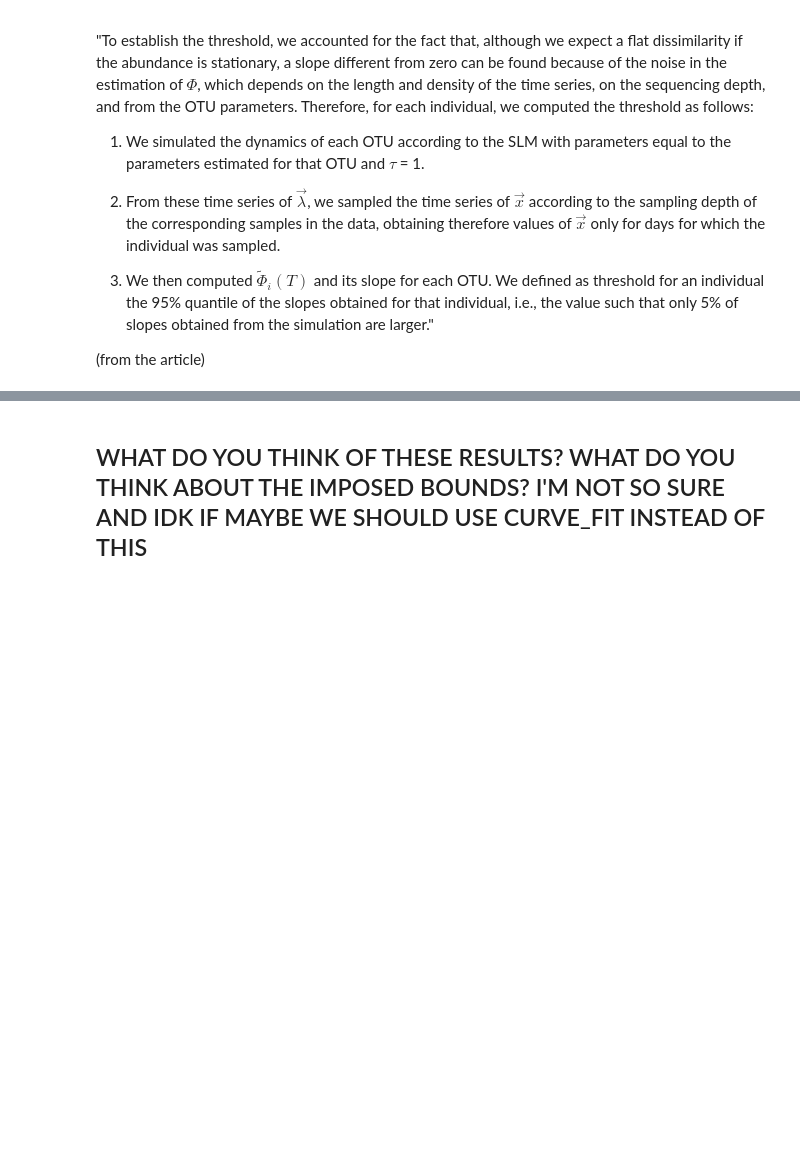
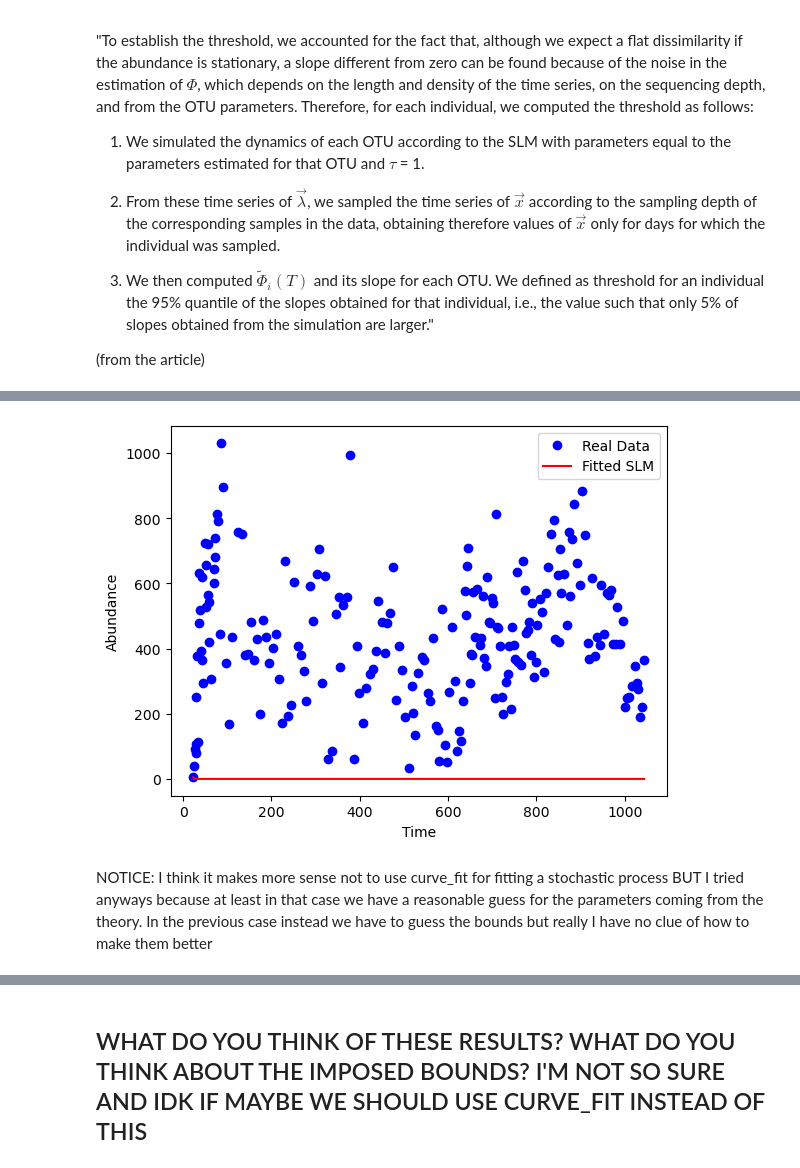
Before and after one commit to miriamzara/LCPA_project, a Jupyter notebook: LogisticModel.ipynb, the cells around one changed output, grey strips where cells are left out. Cells and saved outputs as stored; diff of their text form; code cells hidden in the pictures; blank space fills up the shorter version.

```diff
--- a/LogisticModel.ipynb
+++ b/LogisticModel.ipynb
@@ -268,0 +245,9 @@ Estimated sigma: 0.06166395308275554
+# %%
+# Let's now fit this SLM simulation to our empirical time series
+# NOTICE: we have to fit ABUNDANCIES not dissimilarity!!
+# Let's get the data cleaning it from the columns that do not correspond to species names or abundancies
+mice_ab = []
+for mouse_num in range(len(mi.mice_df)):
+    columns = mi.mice_df[mouse_num].columns
+    mice_ab.append(mi.mice_df[mouse_num].drop(columns = ['Unnamed: 0', 'median_counts', 'mean_counts']))
+print(mice_ab[0])
@@ -268,0 +288,62 @@ Estimated sigma: 0.06166395308275554
+# %%
+import numpy as np
+import scipy.optimize as opt
+import matplotlib.pyplot as plt
+
+# Load the first mouse's data
+df = mice_ab[0]
+species = df['species']
+time_series = np.asarray(df.iloc[0][10:])  # Extract the first species' time series
+days = np.asarray(df.columns[10:], dtype=int)  # Get measurement days
+dt = np.diff(days)  # Compute time intervals
+
+# Objective function for optimization
+def objective(params, time_series, dt):
+    K, sigma, tau = params
+    simulated_data = simulate_SLM(
+        ab0=time_series[0], K=K, sigma=sigma, tau=tau, steps=len(time_series)-1, dt=dt
+    )
+
+    if np.isnan(simulated_data).any():  # Check for NaN values
+        return np.inf  # Return a large penalty value
+
+    return np.sum((simulated_data - time_series)**2)  # Minimize MSE
+
+# Define parameter bounds
+bounds_K = (1, 1e3)  # Carrying capacity
+bounds_sigma = (1e-4, time_series.std())  # Stochasticity bounds
+bounds_tau = (0.5, 1.5)  # Timescale parameter
+bounds = [bounds_K, bounds_sigma, bounds_tau]
+
+# Step 1: Use Differential Evolution for Global Search
+result = opt.differential_evolution(objective, bounds, args=(time_series, dt), strategy='best1bin')
+
+K_opt, sigma_opt, tau_opt = result.x
+print("\nAfter Differential Evolution:")
+print(f"Estimated K: {K_opt}")
+print(f"Estimated sigma: {sigma_opt}")
+print(f"Estimated tau: {tau_opt}")
+
+# Step 2: Use L-BFGS-B for Local Refinement
+result_refined = opt.minimize(objective, [K_opt, sigma_opt, tau_opt], args=(time_series, dt),
+                              method='L-BFGS-B', bounds=bounds)
+
+K_opt, sigma_opt, tau_opt = result_refined.x
+print("\nAfter L-BFGS-B Refinement:")
+print(f"Refined K: {K_opt}")
+print(f"Refined sigma: {sigma_opt}")
+print(f"Refined tau: {tau_opt}")
+
+# Simulate data using refined parameters
+fitted_data = simulate_SLM(
+    ab0=time_series[0], K=K_opt, sigma=sigma_opt, tau=tau_opt, steps=len(time_series)-1, dt=dt
+)
+
+# Plot real vs fitted data
+plt.plot(days, time_series, 'bo', label="Real Data")
+plt.plot(days, fitted_data, 'r-', label="Fitted SLM")
+plt.xlabel("Time")
+plt.ylabel("Abundance")
+plt.legend()
+plt.show()
+# %% [output]
@@ -268,0 +362,3 @@ Estimated sigma: 0.06166395308275554
+[figure, added]
+# %% [markdown]
+NOTICE: I think it makes more sense not to use curve_fit for fitting a stochastic process BUT I tried anyways because at least in that case we have a reasonable guess for the parameters coming from the theory. In the previous case instead we have to guess the bounds but really I have no clue of how to make them better
```
Also changed, not shown: parts of 19 cells of this notebook.
